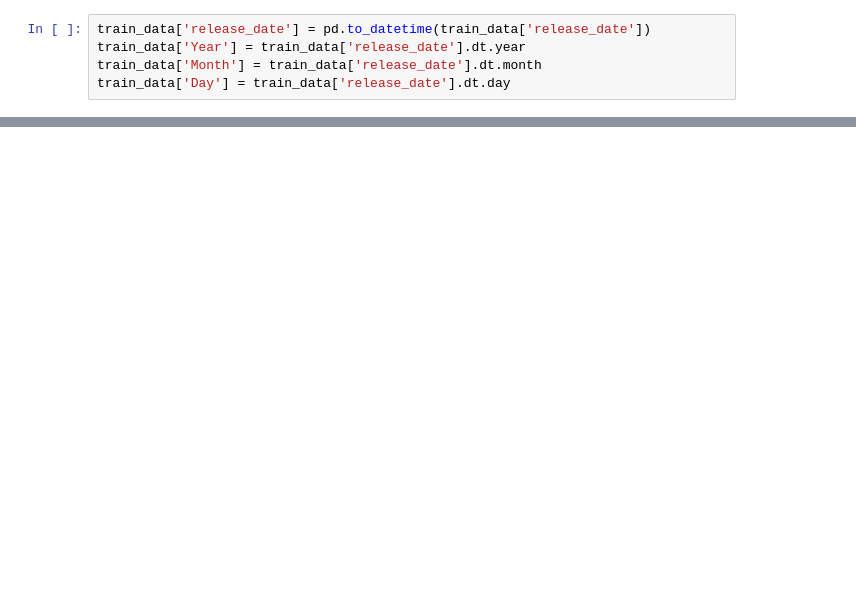
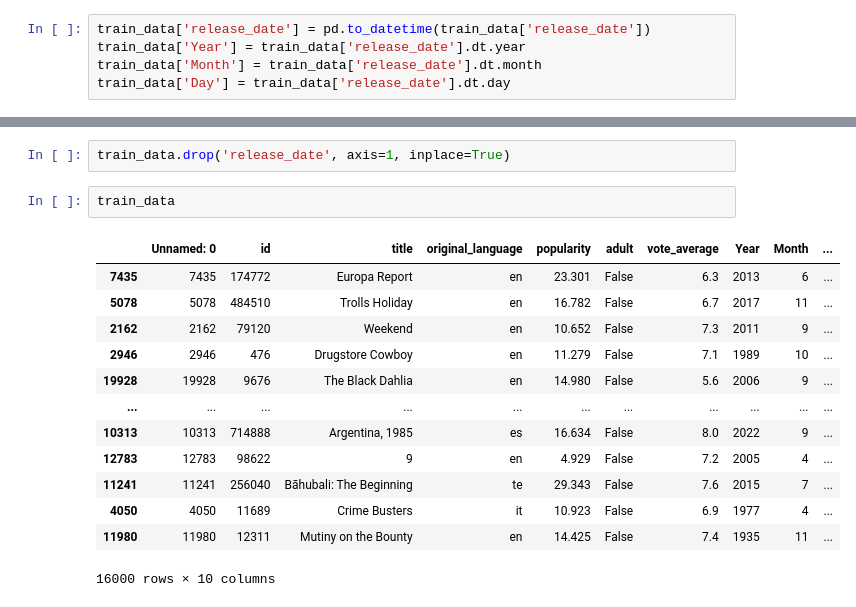
Before and after one commit to xiayulin123/MovieRate_and_CaliforniaHousing_AI_Model, a Jupyter notebook: Movie_Rate.ipynb, the cells around one changed output, grey strips where cells are left out. Saved outputs shown, nothing was run; the diff lists cells and outputs as text; blank space fills up the shorter version.

```diff
--- a/Movie_Rate.ipynb
+++ b/Movie_Rate.ipynb
@@ -154,0 +158,18 @@ train_data
+# %%
+train_data.drop('release_date', axis=1, inplace=True)
+# %%
+train_data
+# %% [output]
+|  | Unnamed: 0 | id | title | original_language | popularity | adult | vote_average | Year | Month | ... |
+| 7435 | 7435 | 174772 | Europa Report | en | 23.301 | False | 6.3 | 2013 | 6 | ... |
+| 5078 | 5078 | 484510 | Trolls Holiday | en | 16.782 | False | 6.7 | 2017 | 11 | ... |
+| 2162 | 2162 | 79120 | Weekend | en | 10.652 | False | 7.3 | 2011 | 9 | ... |
+| 2946 | 2946 | 476 | Drugstore Cowboy | en | 11.279 | False | 7.1 | 1989 | 10 | ... |
+| 19928 | 19928 | 9676 | The Black Dahlia | en | 14.980 | False | 5.6 | 2006 | 9 | ... |
+| ... | ... | ... | ... | ... | ... | ... | ... | ... | ... | ... |
+| 10313 | 10313 | 714888 | Argentina, 1985 | es | 16.634 | False | 8.0 | 2022 | 9 | ... |
+| 12783 | 12783 | 98622 | 9 | en | 4.929 | False | 7.2 | 2005 | 4 | ... |
+| 11241 | 11241 | 256040 | Bāhubali: The Beginning | te | 29.343 | False | 7.6 | 2015 | 7 | ... |
+| 4050 | 4050 | 11689 | Crime Busters | it | 10.923 | False | 6.9 | 1977 | 4 | ... |
+| 11980 | 11980 | 12311 | Mutiny on the Bounty | en | 14.425 | False | 7.4 | 1935 | 11 | ... |
+16000 rows × 10 columns
```
Also changed, not shown: parts of 24 cells of this notebook.
